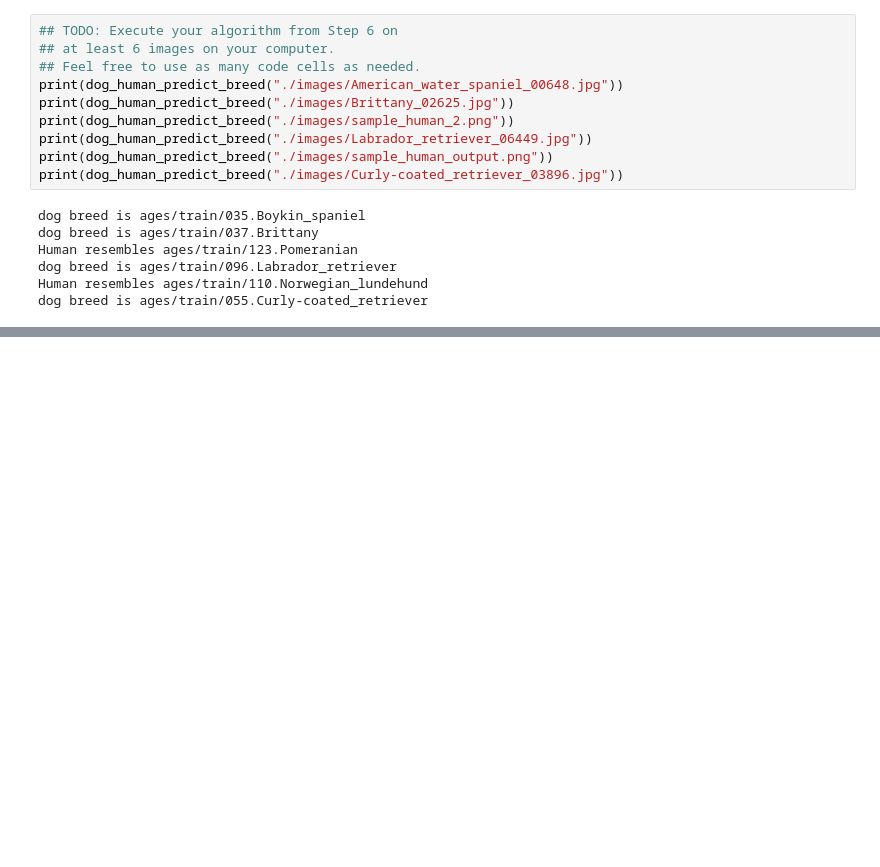
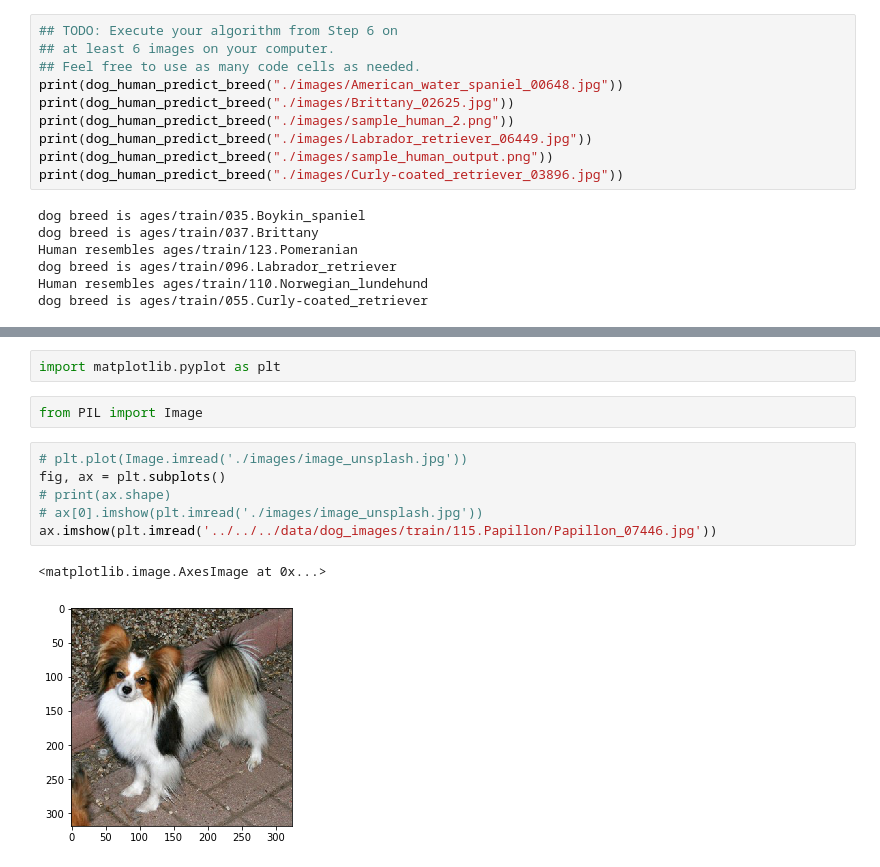
Before and after one commit to ghemareddy97/Capstone-Dog-Identification-App-Udacity, a Jupyter notebook: dog_app.ipynb, the cells around one changed output, grey strips where cells are left out. Drawn from its saved outputs; the diff is of its cells as text; blank space fills up the shorter version.

```diff
--- a/dog_app.ipynb
+++ b/dog_app.ipynb
@@ -791,0 +811,13 @@ The output is to the point where it is almost perfect. But there are things that
+# %%
+import matplotlib.pyplot as plt
+# %%
+from PIL import Image
+# %%
+# plt.plot(Image.imread('./images/image_unsplash.jpg'))
+fig, ax = plt.subplots()
+# print(ax.shape)
+# ax[0].imshow(plt.imread('./images/image_unsplash.jpg'))
+ax.imshow(plt.imread('../../../data/dog_images/train/115.Papillon/Papillon_07446.jpg'))
+# %% [output]
+<matplotlib.image.AxesImage at 0x...>
+[figure, added]
```
Also changed, not shown: parts of 6 cells of this notebook.
